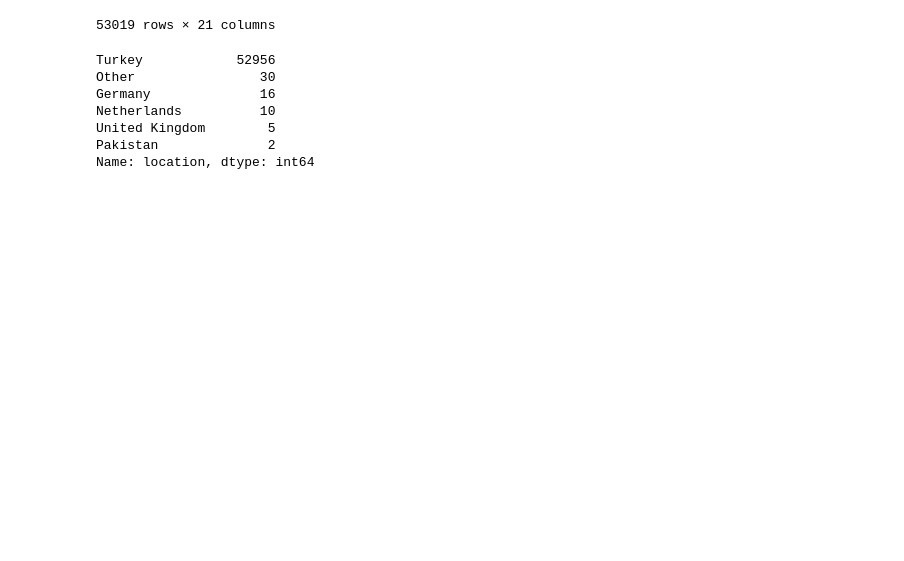
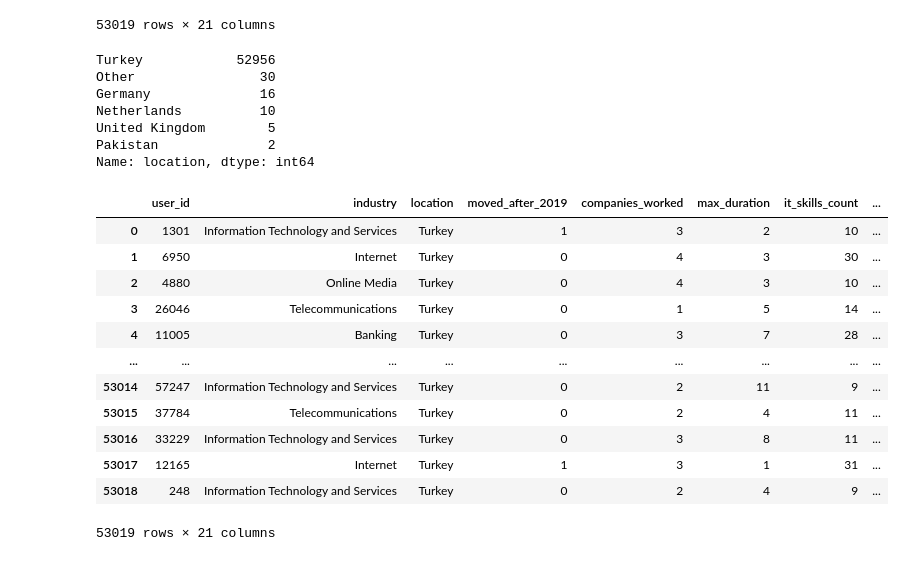
Before and after one commit to feyzijan/GarantiDatathon, a Jupyter notebook: prep_input.ipynb, the cells around one changed output. Saved outputs shown, nothing was run; the diff lists cells and outputs as text; code cells hidden in the pictures; blank space fills up the shorter version.

```diff
--- a/prep_input.ipynb
+++ b/prep_input.ipynb
@@ -574,6 +574,22 @@ Netherlands          10
 United Kingdom        5
 Pakistan              2
 Name: location, dtype: int64
+# %%
+train
+# %% [output]
+|  | user_id | industry | location | moved_after_2019 | companies_worked | max_duration | it_skills_count | ... |
+| 0 | 1301 | Information Technology and Services | Turkey | 1 | 3 | 2 | 10 | ... |
+| 1 | 6950 | Internet | Turkey | 0 | 4 | 3 | 30 | ... |
+| 2 | 4880 | Online Media | Turkey | 0 | 4 | 3 | 10 | ... |
+| 3 | 26046 | Telecommunications | Turkey | 0 | 1 | 5 | 14 | ... |
+| 4 | 11005 | Banking | Turkey | 0 | 3 | 7 | 28 | ... |
+| ... | ... | ... | ... | ... | ... | ... | ... | ... |
+| 53014 | 57247 | Information Technology and Services | Turkey | 0 | 2 | 11 | 9 | ... |
+| 53015 | 37784 | Telecommunications | Turkey | 0 | 2 | 4 | 11 | ... |
+| 53016 | 33229 | Information Technology and Services | Turkey | 0 | 3 | 8 | 11 | ... |
+| 53017 | 12165 | Internet | Turkey | 1 | 3 | 1 | 31 | ... |
+| 53018 | 248 | Information Technology and Services | Turkey | 0 | 2 | 4 | 9 | ... |
+53019 rows × 21 columns
 # %%
 # Save the data
 train.to_csv("PreparedData/train.csv", index=False)
```
Also changed, not shown: 3 other files.
